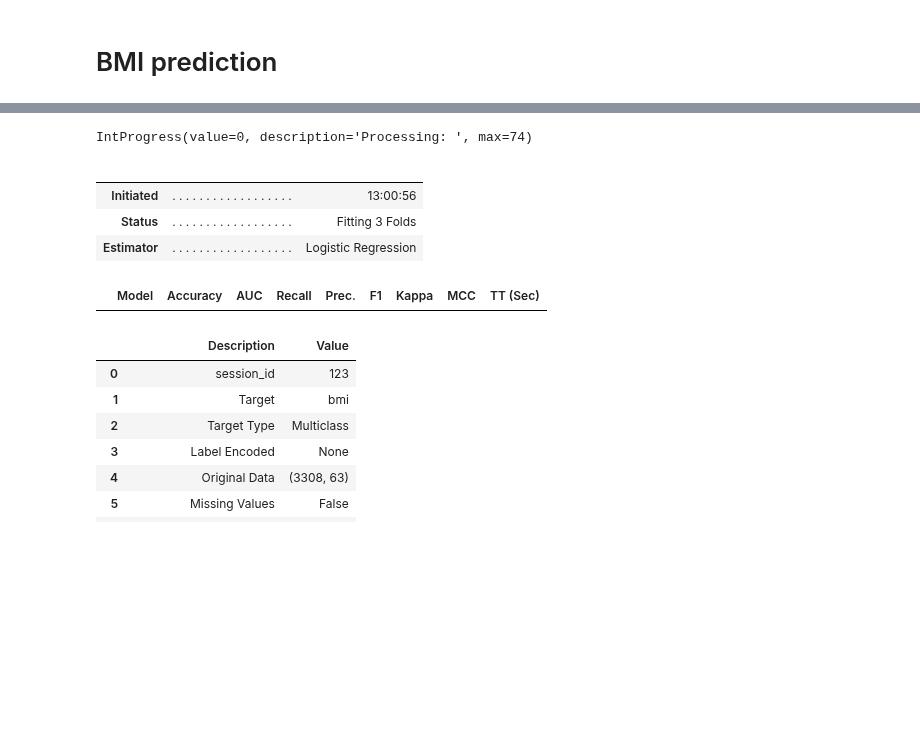
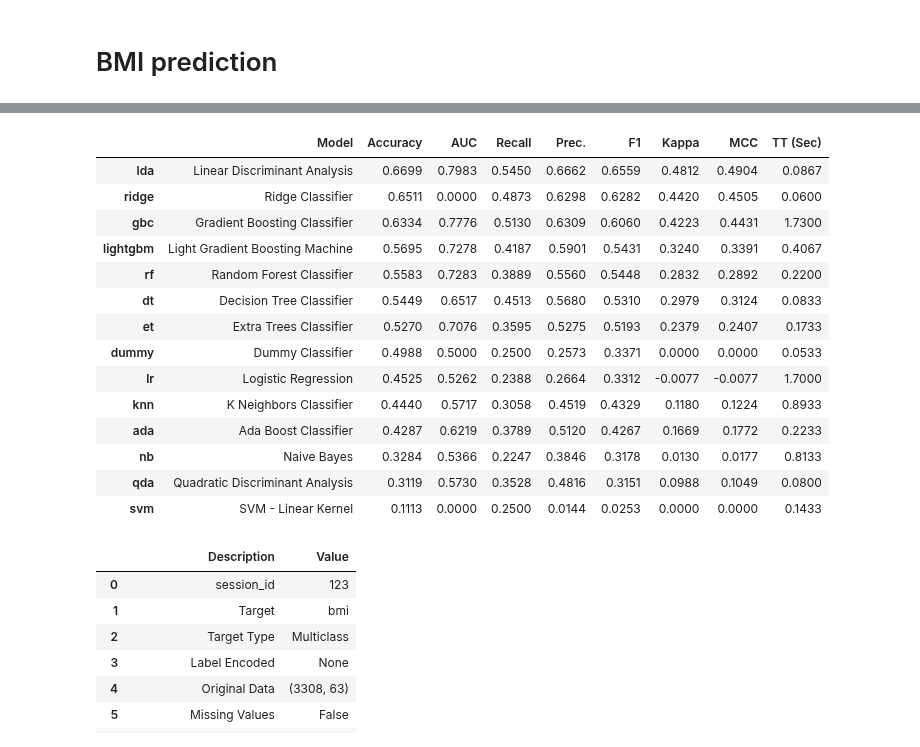
Before and after one commit to kcristinaa/RAIS-miniproject, a Jupyter notebook: predict_demographics.ipynb, the cells around one changed output, grey strips where cells are left out. Drawn from its saved outputs; the diff is of its cells as text; code cells hidden in the pictures; blank space fills up the shorter version.

```diff
--- a/predict_demographics.ipynb
+++ b/predict_demographics.ipynb
@@ -438,15 +437,23 @@ s = setup(data=train_data, target='bmi', silent=True, session_id=123, fold_strat
 | 58 | Fix Imbalance | False |
 | 59 | Fix Imbalance Method | SMOTE |
 # %%
-best = compare_models()
+best = compare_models(errors="raise")
 # %% [output]
-IntProgress(value=0, description='Processing: ', max=74)
-|  |  |  |
-|  |  |  |
-| Initiated | . . . . . . . . . . . . . . . . . . | 13:00:56 |
-| Status | . . . . . . . . . . . . . . . . . . | Fitting 3 Folds |
-| Estimator | . . . . . . . . . . . . . . . . . . | Logistic Regression |
+|  | Model | Accuracy | AUC | Recall | Prec. | F1 | Kappa | MCC | TT (Sec) |
+| lda | Linear Discriminant Analysis | 0.6699 | 0.7983 | 0.5450 | 0.6662 | 0.6559 | 0.4812 | 0.4904 | 0.0867 |
+| ridge | Ridge Classifier | 0.6511 | 0.0000 | 0.4873 | 0.6298 | 0.6282 | 0.4420 | 0.4505 | 0.0600 |
+| gbc | Gradient Boosting Classifier | 0.6334 | 0.7776 | 0.5130 | 0.6309 | 0.6060 | 0.4223 | 0.4431 | 1.7300 |
+| lightgbm | Light Gradient Boosting Machine | 0.5695 | 0.7278 | 0.4187 | 0.5901 | 0.5431 | 0.3240 | 0.3391 | 0.4067 |
+| rf | Random Forest Classifier | 0.5583 | 0.7283 | 0.3889 | 0.5560 | 0.5448 | 0.2832 | 0.2892 | 0.2200 |
+| dt | Decision Tree Classifier | 0.5449 | 0.6517 | 0.4513 | 0.5680 | 0.5310 | 0.2979 | 0.3124 | 0.0833 |
+| et | Extra Trees Classifier | 0.5270 | 0.7076 | 0.3595 | 0.5275 | 0.5193 | 0.2379 | 0.2407 | 0.1733 |
+| dummy | Dummy Classifier | 0.4988 | 0.5000 | 0.2500 | 0.2573 | 0.3371 | 0.0000 | 0.0000 | 0.0533 |
+| lr | Logistic Regression | 0.4525 | 0.5262 | 0.2388 | 0.2664 | 0.3312 | -0.0077 | -0.0077 | 1.7000 |
+| knn | K Neighbors Classifier | 0.4440 | 0.5717 | 0.3058 | 0.4519 | 0.4329 | 0.1180 | 0.1224 | 0.8933 |
+| ada | Ada Boost Classifier | 0.4287 | 0.6219 | 0.3789 | 0.5120 | 0.4267 | 0.1669 | 0.1772 | 0.2233 |
+| nb | Naive Bayes | 0.3284 | 0.5366 | 0.2247 | 0.3846 | 0.3178 | 0.0130 | 0.0177 | 0.8133 |
+| qda | Quadratic Discriminant Analysis | 0.3119 | 0.5730 | 0.3528 | 0.4816 | 0.3151 | 0.0988 | 0.1049 | 0.0800 |
+| svm | SVM - Linear Kernel | 0.1113 | 0.0000 | 0.2500 | 0.0144 | 0.0253 | 0.0000 | 0.0000 | 0.1433 |
-|  | Model | Accuracy | AUC | Recall | Prec. | F1 | Kappa | MCC | TT (Sec) |
 # %%
 data = preprocessing_functions.post_preprocessing(data)
 # %%
```
Also changed, not shown: parts of 5 cells of this notebook.
